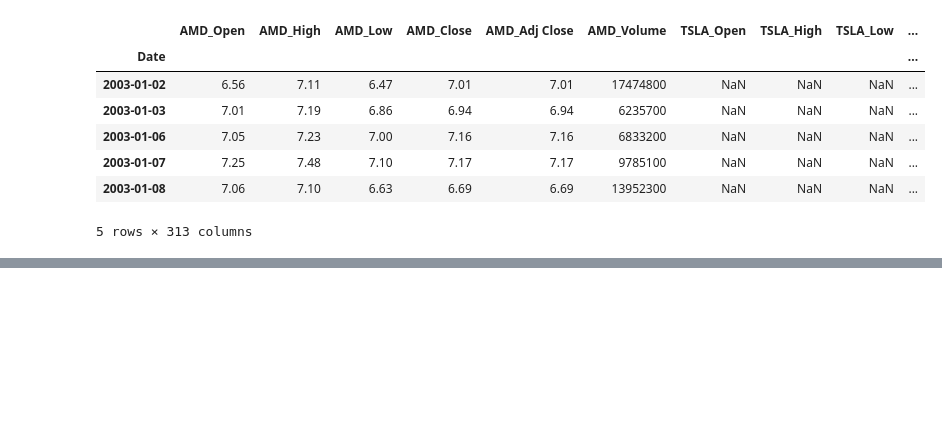
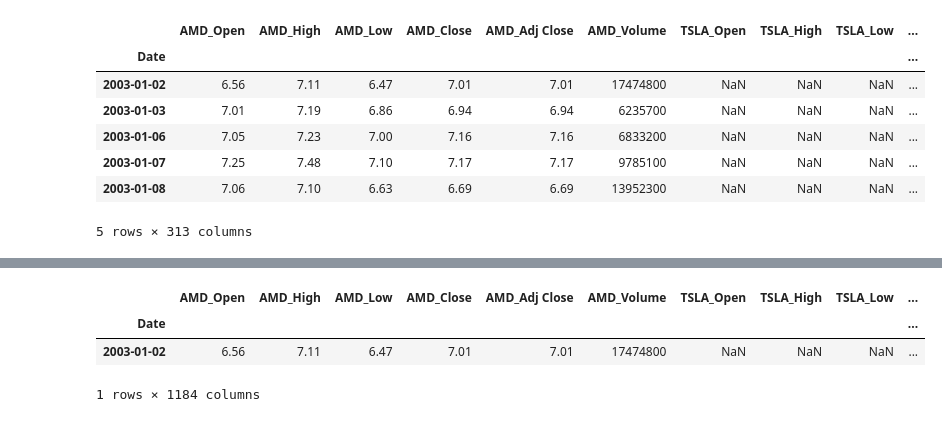
Before and after one commit to bandham-manikanta/portfolio-recommendation, a Jupyter notebook: main.ipynb, the cells around one changed output, grey strips where cells are left out. Saved outputs shown, nothing was run; the diff lists cells and outputs as text; code cells hidden in the pictures; blank space fills up the shorter version.

```diff
--- a/main.ipynb
+++ b/main.ipynb
@@ -397,0 +504,28 @@ combined_data.head()
+# %%
+# Extract Date-Based Features
+
+import holidays
+
+# Extract day of the week
+combined_data['Day_of_Week'] = combined_data.index.dayofweek  # Monday=0, Sunday=6
+
+# Extract month
+combined_data['Month'] = combined_data.index.month
+
+# Extract quarter
+combined_data['Quarter'] = combined_data.index.quarter
+
+# Identify US holidays
+us_holidays = holidays.US()
+
+combined_data['Is_Holiday'] = combined_data.index.isin(us_holidays).astype(int)
+
+# Identify month start and end
+combined_data['Is_Month_Start'] = combined_data.index.is_month_start.astype(int)
+combined_data['Is_Month_End'] = combined_data.index.is_month_end.astype(int)
+combined_data.head(1)
+# %% [output]
+|  | AMD_Open | AMD_High | AMD_Low | AMD_Close | AMD_Adj Close | AMD_Volume | TSLA_Open | TSLA_High | TSLA_Low | ... |
+| Date |  |  |  |  |  |  |  |  |  | ... |
+| 2003-01-02 | 6.56 | 7.11 | 6.47 | 7.01 | 7.01 | 17474800 | NaN | NaN | NaN | ... |
+1 rows × 1184 columns
```
Also changed, not shown: parts of 5 cells of this notebook.
